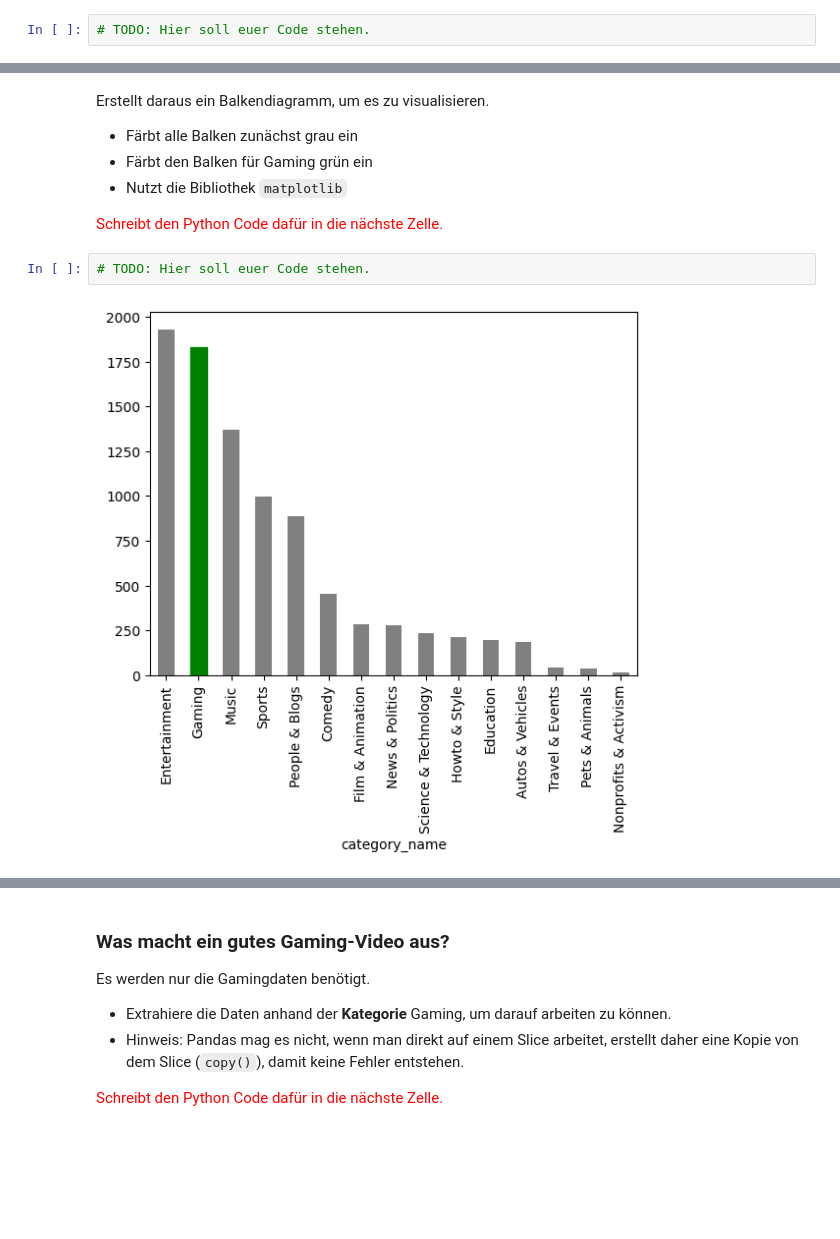
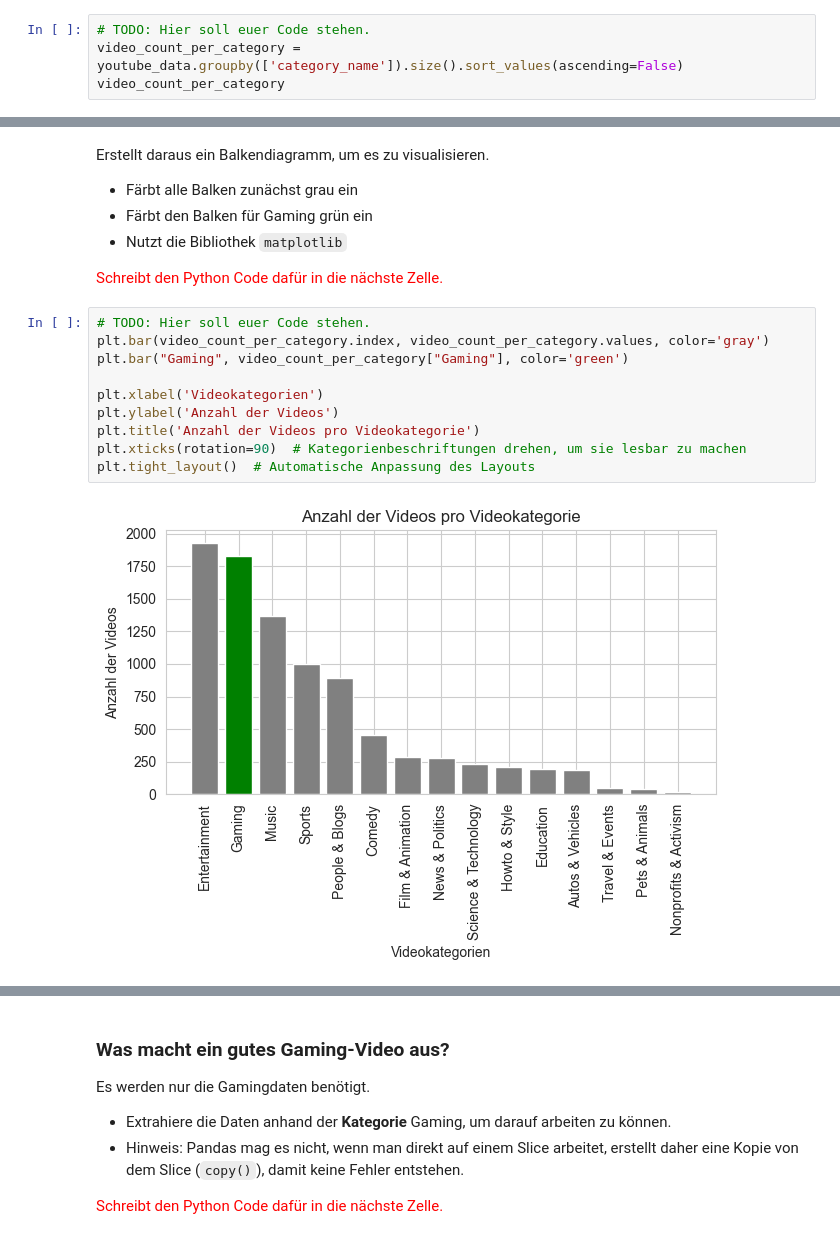
Before and after one commit to Alisa-Stoyanova/data_science, a Jupyter notebook: Praktikum_1/01_Datenanalyse.ipynb, the cells around one changed output, grey strips where cells are left out. Cells and saved outputs as stored; diff of their text form; blank space fills up the shorter version.

```diff
--- a/Praktikum_1/01_Datenanalyse.ipynb
+++ b/Praktikum_1/01_Datenanalyse.ipynb
@@ -356,6 +345,8 @@ youtube_data.head()
 Hinweis: Das gewünschte Ergebnis ist bereits in der Zeile darunter geplottet. Eures sollte so ähnlich aussehen.
 # %%
 # TODO: Hier soll euer Code stehen.
+video_count_per_category = youtube_data.groupby(['category_name']).size().sort_values(ascending=False)
+video_count_per_category
 # %% [output]
 category_name
 Entertainment            1930
@@ -404,7 +377,15 @@ Erstellt daraus ein Balkendiagramm, um es zu visualisieren.
 <span style="color:red">Schreibt den Python Code dafür in die nächste Zelle.</span>
 # %%
 # TODO: Hier soll euer Code stehen.
+plt.bar(video_count_per_category.index, video_count_per_category.values, color='gray')
+plt.bar("Gaming", video_count_per_category["Gaming"], color='green')
+
+plt.xlabel('Videokategorien')
+plt.ylabel('Anzahl der Videos')
+plt.title('Anzahl der Videos pro Videokategorie')
+plt.xticks(rotation=90)  # Kategorienbeschriftungen drehen, um sie lesbar zu machen
+plt.tight_layout()  # Automatische Anpassung des Layouts
 # %% [output]
-[figure, old version]
+[figure, new version]
 # %%
 # Diese Zelle nicht ausführen, sonst verschwindet der Output!
```
Also changed, not shown: parts of 25 cells of this notebook, 2 other files.
